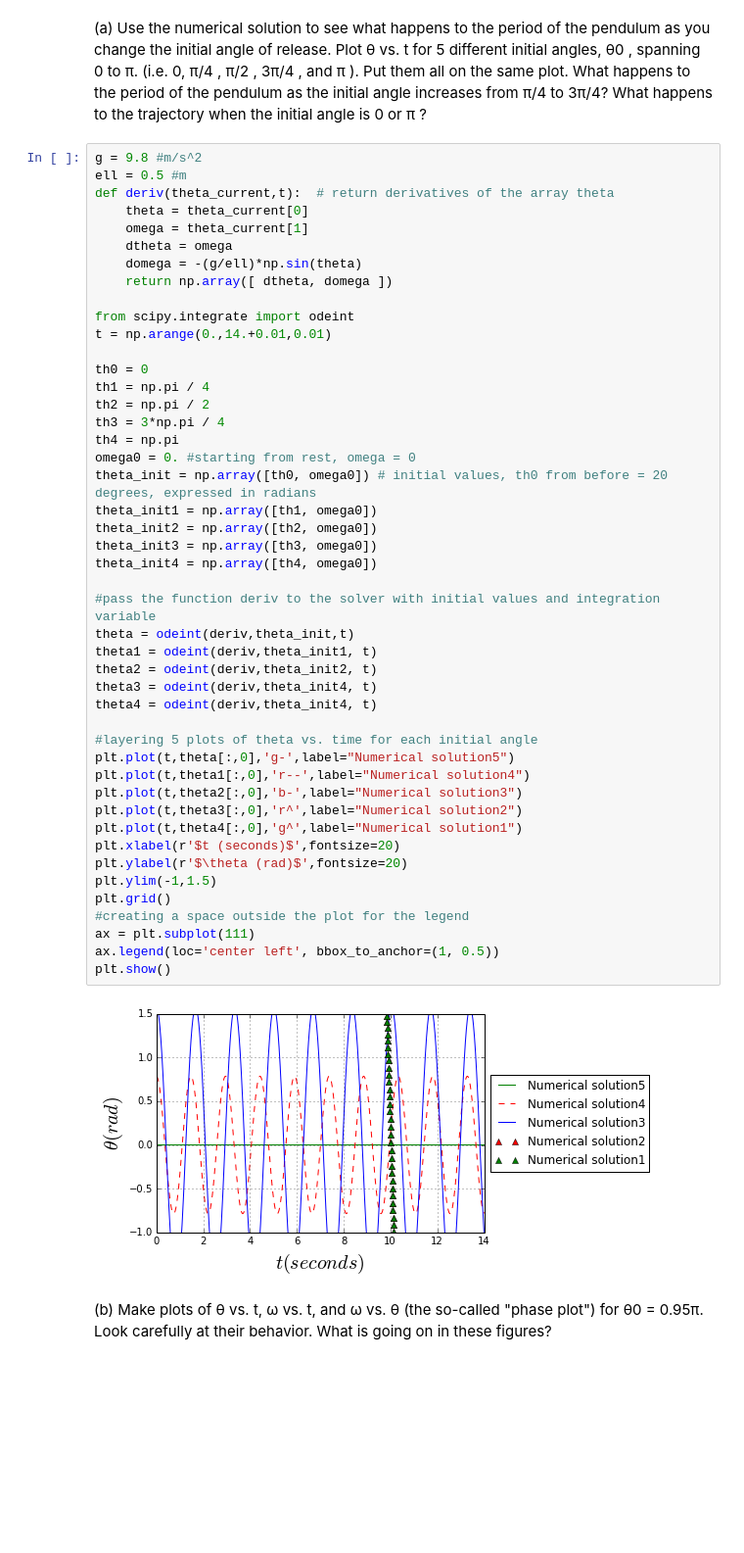
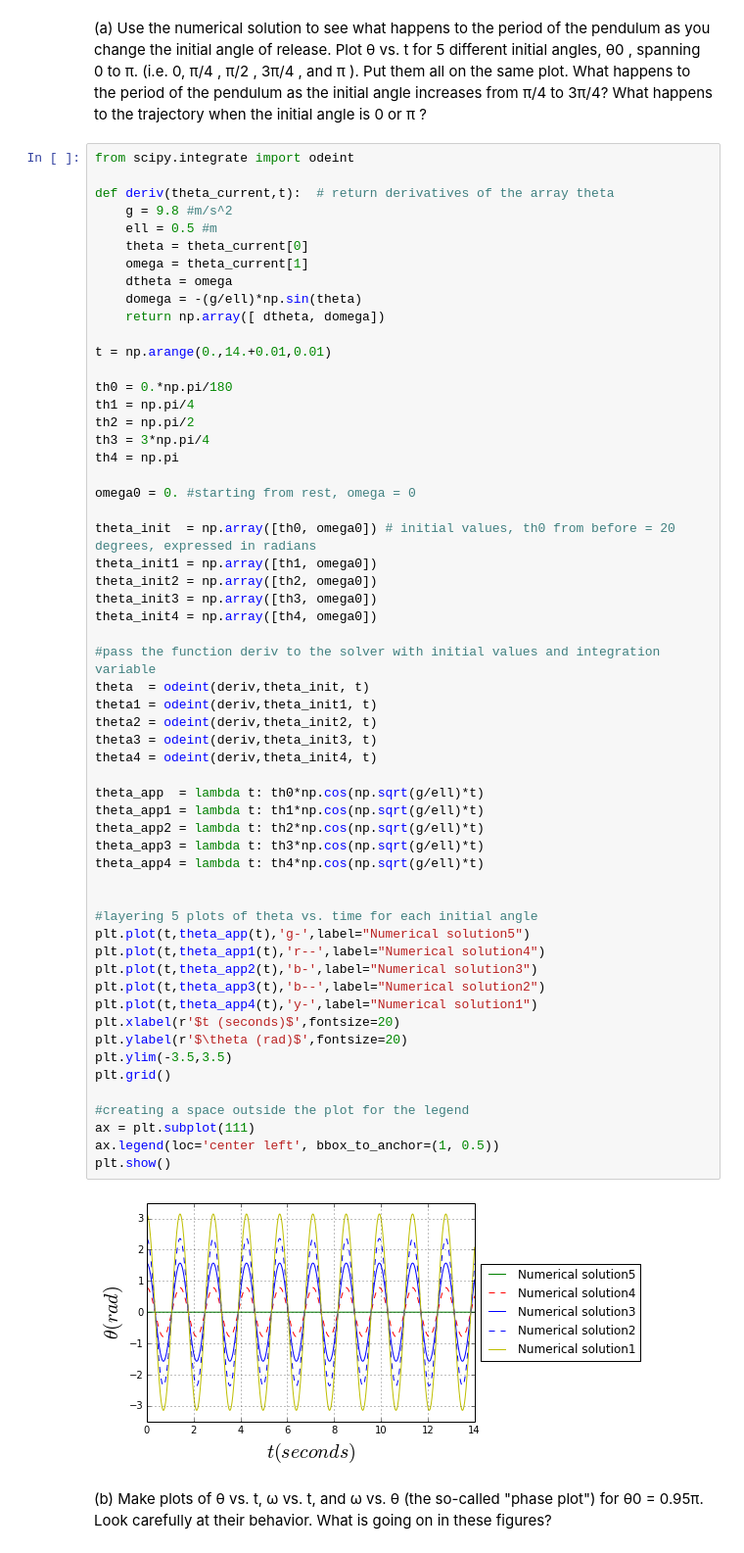
Before and after one commit to mnaworsk/PHYS202-S14, a Jupyter notebook: SciPy/ODEExercises.ipynb, the cells around one changed output. Shown: that part at 98% size. Drawn from its saved outputs; the diff is of its cells as text; blank space fills up the shorter version.

```diff
--- a/SciPy/ODEExercises.ipynb
+++ b/SciPy/ODEExercises.ipynb
@@ -11,52 +15,63 @@ Populating the interactive namespace from numpy and matplotlib
 # %% [markdown]
 (a) Use the numerical solution to see what happens to the period of the pendulum as you change the initial angle of release. Plot θ vs. t for 5 different initial angles, θ0 , spanning 0 to π. (i.e. 0, π/4 , π/2 , 3π/4 , and π ). Put them all on the same plot. What happens to the period of the pendulum as the initial angle increases from π/4 to 3π/4? What happens to the trajectory when the initial angle is 0 or π ?
 # %%
-g = 9.8 #m/s^2
-ell = 0.5 #m
+from scipy.integrate import odeint
+
 def deriv(theta_current,t):  # return derivatives of the array theta
+    g = 9.8 #m/s^2
+    ell = 0.5 #m
     theta = theta_current[0]
     omega = theta_current[1]
     dtheta = omega
     domega = -(g/ell)*np.sin(theta)
-    return np.array([ dtheta, domega ])
+    return np.array([ dtheta, domega])
 
-from scipy.integrate import odeint
 t = np.arange(0.,14.+0.01,0.01)
 
-th0 = 0
-th1 = np.pi / 4
-th2 = np.pi / 2
-th3 = 3*np.pi / 4
+th0 = 0.*np.pi/180
+th1 = np.pi/4
+th2 = np.pi/2
+th3 = 3*np.pi/4
 th4 = np.pi
+
 omega0 = 0. #starting from rest, omega = 0
-theta_init = np.array([th0, omega0]) # initial values, th0 from before = 20 degrees, expressed in radians
+
+theta_init  = np.array([th0, omega0]) # initial values, th0 from before = 20 degrees, expressed in radians
 theta_init1 = np.array([th1, omega0])
 theta_init2 = np.array([th2, omega0])
 theta_init3 = np.array([th3, omega0])
 theta_init4 = np.array([th4, omega0])
 
 #pass the function deriv to the solver with initial values and integration variable
-theta = odeint(deriv,theta_init,t)
+theta  = odeint(deriv,theta_init, t)
 theta1 = odeint(deriv,theta_init1, t)
 theta2 = odeint(deriv,theta_init2, t)
-theta3 = odeint(deriv,theta_init4, t)
+theta3 = odeint(deriv,theta_init3, t)
 theta4 = odeint(deriv,theta_init4, t)
 
+theta_app  = lambda t: th0*np.cos(np.sqrt(g/ell)*t)
+theta_app1 = lambda t: th1*np.cos(np.sqrt(g/ell)*t)
+theta_app2 = lambda t: th2*np.cos(np.sqrt(g/ell)*t)
+theta_app3 = lambda t: th3*np.cos(np.sqrt(g/ell)*t)
+theta_app4 = lambda t: th4*np.cos(np.sqrt(g/ell)*t)
+
+
 #layering 5 plots of theta vs. time for each initial angle
-plt.plot(t,theta[:,0],'g-',label="Numerical solution5")
-plt.plot(t,theta1[:,0],'r--',label="Numerical solution4")
-plt.plot(t,theta2[:,0],'b-',label="Numerical solution3")
-plt.plot(t,theta3[:,0],'r^',label="Numerical solution2")
-plt.plot(t,theta4[:,0],'g^',label="Numerical solution1")
+plt.plot(t,theta_app(t),'g-',label="Numerical solution5")
+plt.plot(t,theta_app1(t),'r--',label="Numerical solution4")
+plt.plot(t,theta_app2(t),'b-',label="Numerical solution3")
+plt.plot(t,theta_app3(t),'b--',label="Numerical solution2")
+plt.plot(t,theta_app4(t),'y-',label="Numerical solution1")
 plt.xlabel(r'$t (seconds)$',fontsize=20)
 plt.ylabel(r'$\theta (rad)$',fontsize=20)
-plt.ylim(-1,1.5)
+plt.ylim(-3.5,3.5)
 plt.grid()
+
 #creating a space outside the plot for the legend
 ax = plt.subplot(111)
 ax.legend(loc='center left', bbox_to_anchor=(1, 0.5))
 plt.show()
 # %% [output]
-[figure, old version]
+[figure, new version]
 # %% [markdown]
 (b) Make plots of θ vs. t, ω vs. t, and ω vs. θ (the so-called "phase plot") for θ0 = 0.95π. Look carefully at their behavior. What is going on in these figures?
```
Also changed, not shown: parts of 6 cells of this notebook, 1 other file.
